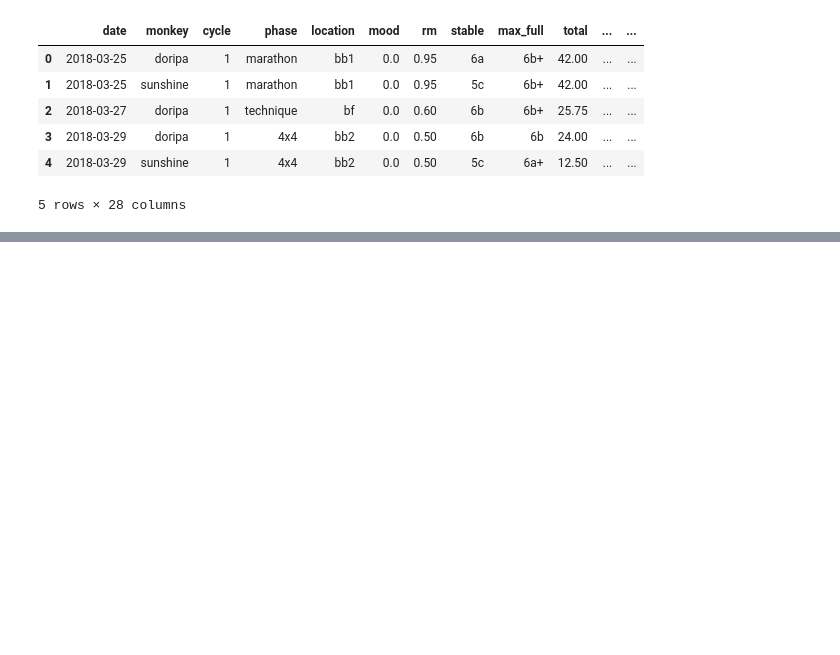
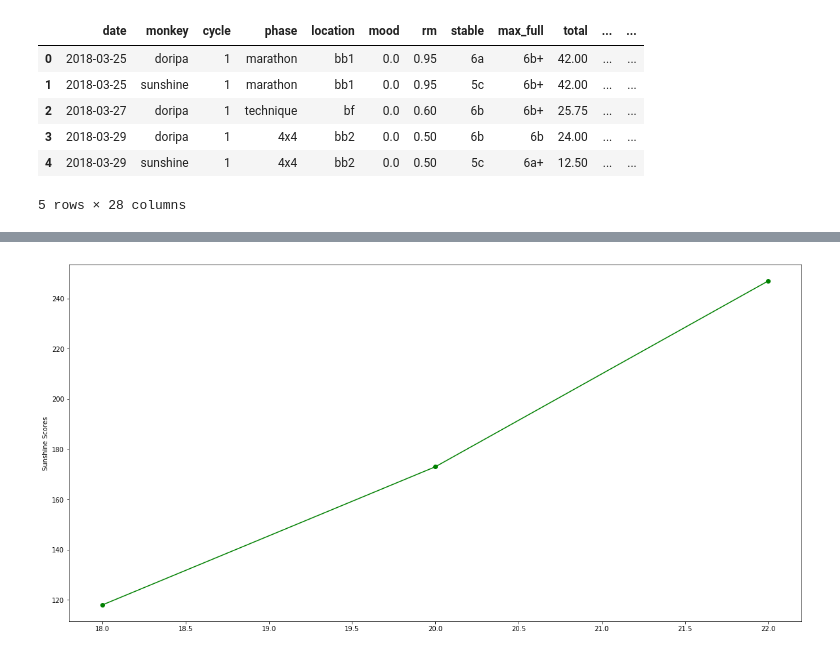
Before and after one commit to gardiac2002/monkies, a Jupyter notebook: Sessions Analysis.ipynb, the cells around one changed output, grey strips where cells are left out. Cells and saved outputs as stored; diff of their text form; code cells hidden in the pictures; blank space fills up the shorter version.

```diff
--- a/Sessions Analysis.ipynb
+++ b/Sessions Analysis.ipynb
@@ -78,3 +89,10 @@ plt.show()
+# %%
+plt.figure(figsize=(20,10))
+plt.plot(sunshine_sessions[sunshine_sessions.cycle == 2].scores,  marker='o', color='green')
+plt.ylabel('Sunshine Scores')
+plt.show()
+# %% [output]
+[figure, added]
 # %%
 no_arcing = doripa[doripa.phase != 'arc']
 plt.figure(figsize=(20,10))
```
Also changed, not shown: parts of 6 cells of this notebook.
